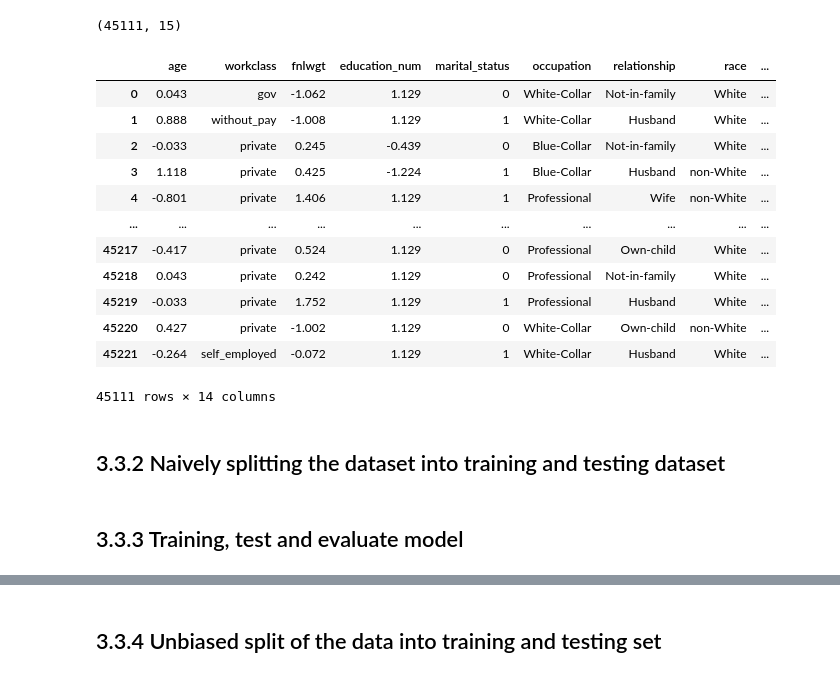
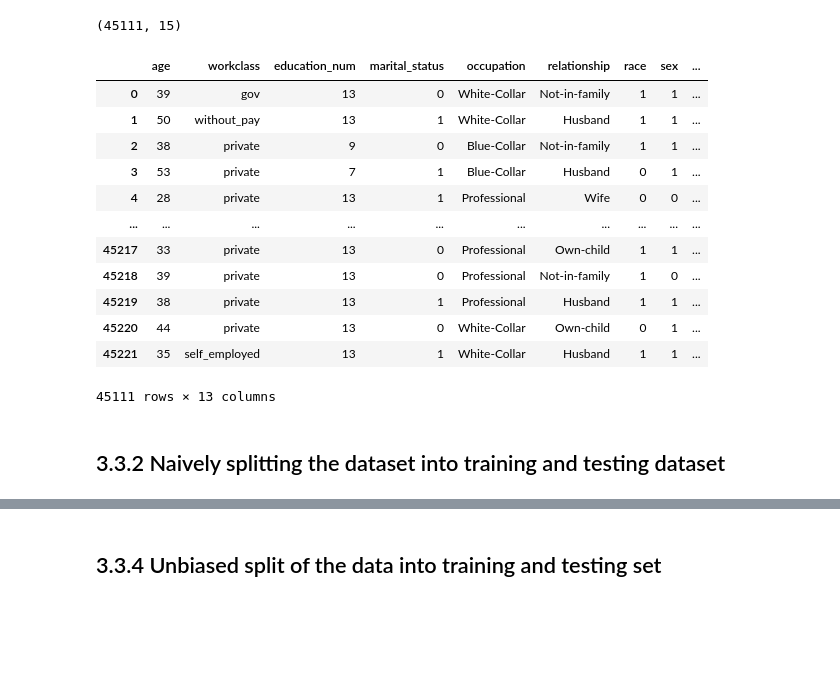
Before and after one commit to atharvat80/Bias-in-AI-CW-2020-21, a Jupyter notebook: coursework.ipynb, the cells around one changed output, grey strips where cells are left out. Drawn from its saved outputs; the diff is of its cells as text; code cells hidden in the pictures; blank space fills up the shorter version.

```diff
--- a/coursework.ipynb
+++ b/coursework.ipynb
@@ -289,15 +324,18 @@ data.shape
 # %% [output]
 (45111, 15)
 # %%
-# Encode native-country, salary and race
+data['salary'] = data['salary'].map(lambda x : 1 if x == '>50K' else 0)
+
+# replace native_country, race and sex with 1 if the value belongs to the privilaged group
+# and 0 in it belong to the unprivilaged group
 data['native_country'] = data['native_country'].apply(lambda x: 1 if x == "United-States" else 0)
-data['salary'] = data['salary'].map(lambda x : 1 if x == '>50K' else 0)
-data['race'] = data['race'].apply(lambda x: "White" if x == "White" else "non-White")
+data['race'] = data['race'].apply(lambda x: 1 if x == "White" else 0) # privilaged group - White
+data['sex'] = data['sex'].apply(lambda x: 1 if x == "Male" else 0)    # privilaged group - Male
 
 
 # Encode marital-status
-data['marital_status'] = data['marital_status'].replace(
-    ['Divorced','Married-spouse-absent','Never-married','Separated','Widowed'], 0)
+data['marital_status'] = data['marital_status'].replace(['Divorced','Married-spouse-absent',
+                                                         'Never-married','Separated','Widowed'], 0)
 data['marital_status'] = data['marital_status'].replace(['Married-AF-spouse','Married-civ-spouse'], 1)
 
 
@@ -313,48 +351,44 @@ def workclass(x):
         return 'without_pay'
 
 data['workclass'] = data['workclass'].apply(workclass)
 
 
 # Simplify occupation
 def occupation(x):
     if x in ['Adm-clerical', 'Exec-managerial']:
         return 'White-Collar'
     elif x in ['Craft-repair', 'Farming-fishing', 'Handlers-cleaners', 'Machine-op-inspct', 'Transport-moving']:
         return 'Blue-Collar'
     elif x in ['Other-service', 'Priv-house-serv', 'Protective-serv', 'Tech-support']:
         return 'Service'
     elif x == 'Prof-specialty':
         return 'Professional'
     else:
         return x
 
 data['occupation'] = data['occupation'].apply(occupation)
 
 
 # Encode capital_gain and capital_loss
 data['capital_gain'] = data['capital_gain'].map(lambda x: 1 if x > 0 else 0)
 data['capital_loss'] = data['capital_loss'].map(lambda x: 1 if x > 0 else 0)
 CONTINUOUS.remove('capital_gain')
 CONTINUOUS.remove('capital_loss')
 DISCRETE += ['capital_gain', 'capital_loss']
 
-
-# Normalize continuous features
-data[CONTINUOUS] = (data[CONTINUOUS] - data[CONTINUOUS].mean())/data[CONTINUOUS].std()
-
-data = data.drop(['education'], axis=1)
+data = data.drop(['education', 'fnlwgt'], axis=1)
 data
 # %% [output]
-|  | age | workclass | fnlwgt | education_num | marital_status | occupation | relationship | race | ... |
-| 0 | 0.043 | gov | -1.062 | 1.129 | 0 | White-Collar | Not-in-family | White | ... |
-| 1 | 0.888 | without_pay | -1.008 | 1.129 | 1 | White-Collar | Husband | White | ... |
-| 2 | -0.033 | private | 0.245 | -0.439 | 0 | Blue-Collar | Not-in-family | White | ... |
-| 3 | 1.118 | private | 0.425 | -1.224 | 1 | Blue-Collar | Husband | non-White | ... |
-| 4 | -0.801 | private | 1.406 | 1.129 | 1 | Professional | Wife | non-White | ... |
+|  | age | workclass | education_num | marital_status | occupation | relationship | race | sex | ... |
+| 0 | 39 | gov | 13 | 0 | White-Collar | Not-in-family | 1 | 1 | ... |
+| 1 | 50 | without_pay | 13 | 1 | White-Collar | Husband | 1 | 1 | ... |
+| 2 | 38 | private | 9 | 0 | Blue-Collar | Not-in-family | 1 | 1 | ... |
+| 3 | 53 | private | 7 | 1 | Blue-Collar | Husband | 0 | 1 | ... |
+| 4 | 28 | private | 13 | 1 | Professional | Wife | 0 | 0 | ... |
 | ... | ... | ... | ... | ... | ... | ... | ... | ... | ... |
-| 45217 | -0.417 | private | 0.524 | 1.129 | 0 | Professional | Own-child | White | ... |
-| 45218 | 0.043 | private | 0.242 | 1.129 | 0 | Professional | Not-in-family | White | ... |
-| 45219 | -0.033 | private | 1.752 | 1.129 | 1 | Professional | Husband | White | ... |
-| 45220 | 0.427 | private | -1.002 | 1.129 | 0 | White-Collar | Own-child | non-White | ... |
-| 45221 | -0.264 | self_employed | -0.072 | 1.129 | 1 | White-Collar | Husband | White | ... |
+| 45217 | 33 | private | 13 | 0 | Professional | Own-child | 1 | 1 | ... |
+| 45218 | 39 | private | 13 | 0 | Professional | Not-in-family | 1 | 0 | ... |
+| 45219 | 38 | private | 13 | 1 | Professional | Husband | 1 | 1 | ... |
+| 45220 | 44 | private | 13 | 0 | White-Collar | Own-child | 0 | 1 | ... |
+| 45221 | 35 | self_employed | 13 | 1 | White-Collar | Husband | 1 | 1 | ... |
-45111 rows × 14 columns
+45111 rows × 13 columns
@@ -370,2 +398,0 @@ X_test_enc = pd.get_dummies(X_test, columns=enc_columns, drop_first=True)
-# %% [markdown]
-## 3.3.3 Training, test and evaluate model
```
Also changed, not shown: parts of 47 cells of this notebook.
